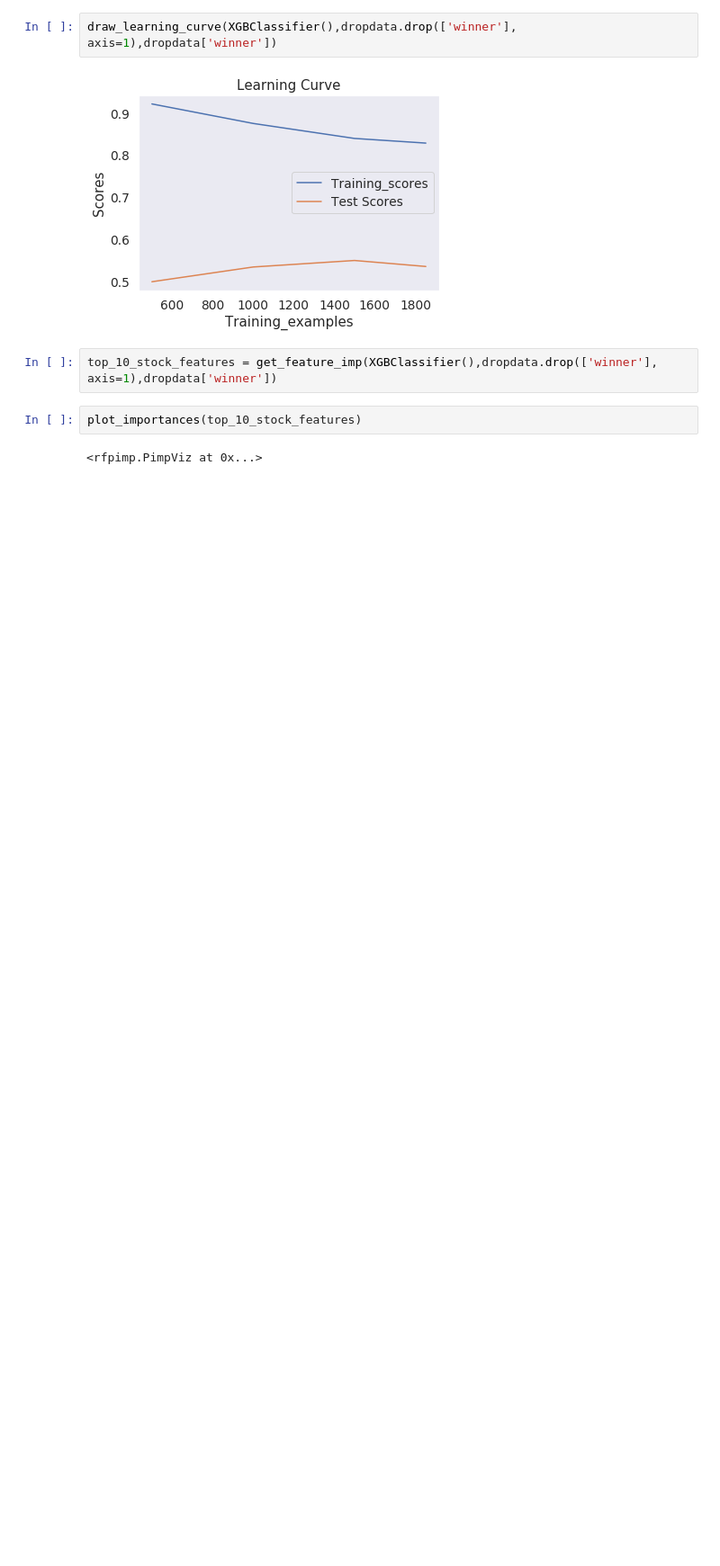
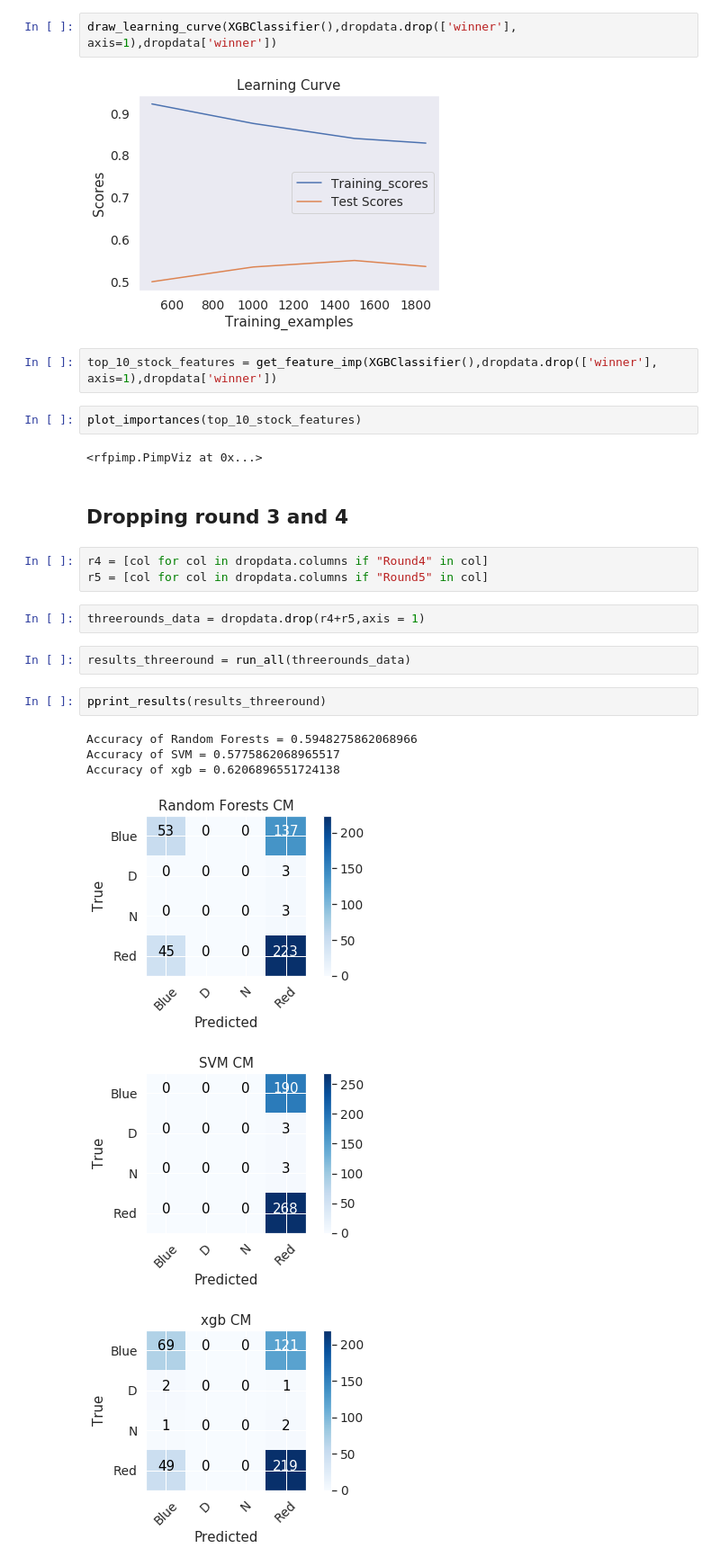
Before and after one commit to Hitkul/UFC_Fight_Prediction, a Jupyter notebook: UFC.ipynb, the cells around one changed output. Shown: that part at 90% size. Drawn from its saved outputs; the diff is of its cells as text; blank space fills up the shorter version.

```diff
--- a/UFC.ipynb
+++ b/UFC.ipynb
@@ -276,3 +276,21 @@ top_10_stock_features = get_feature_imp(XGBClassifier(),dropdata.drop(['winner']
 plot_importances(top_10_stock_features)
 # %% [output]
 <rfpimp.PimpViz at 0x...>
+# %% [markdown]
+## Dropping round 3 and 4
+# %%
+r4 = [col for col in dropdata.columns if "Round4" in col]
+r5 = [col for col in dropdata.columns if "Round5" in col]
+# %%
+threerounds_data = dropdata.drop(r4+r5,axis = 1)
+# %%
+results_threeround = run_all(threerounds_data)
+# %%
+pprint_results(results_threeround)
+# %% [output]
+Accuracy of Random Forests = 0.5948275862068966
+Accuracy of SVM = 0.5775862068965517
+Accuracy of xgb = 0.6206896551724138
+[figure, added]
+[figure, added]
+[figure, added]
```
Also changed, not shown: parts of 13 cells of this notebook.
